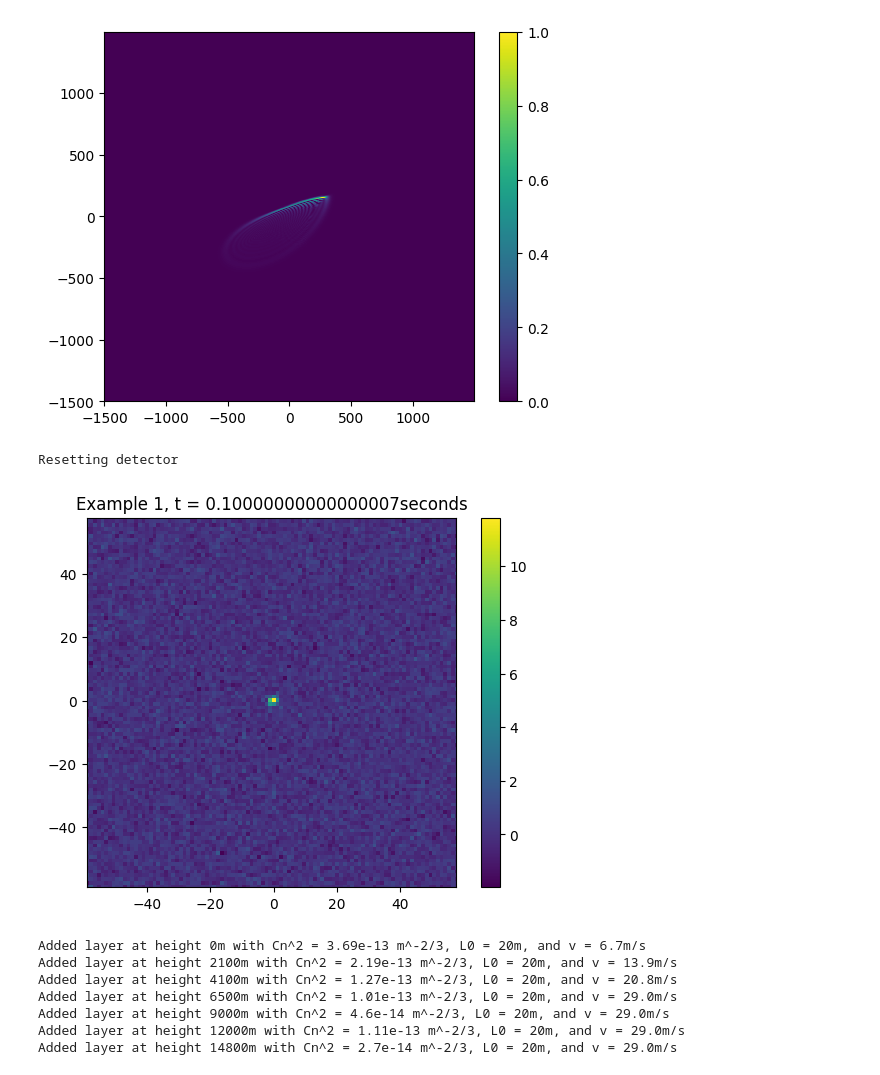
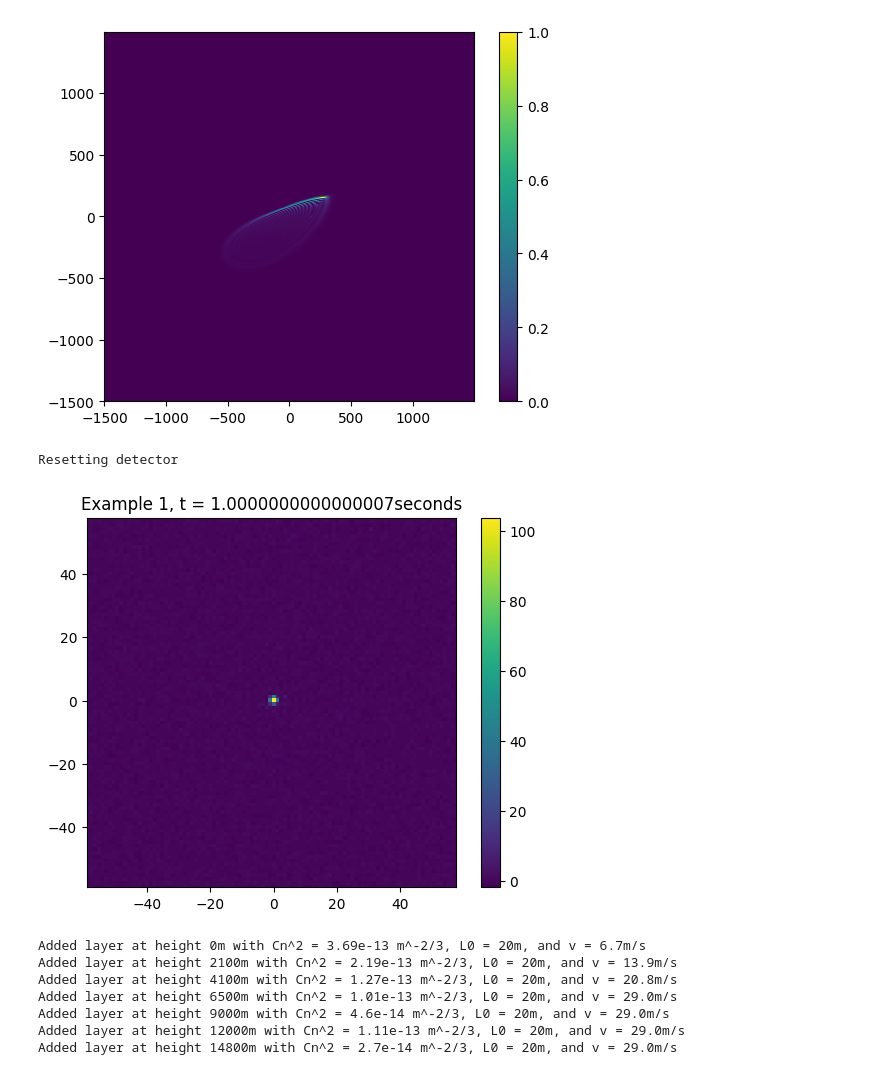
Before and after one commit to papjey/AO_model, a Jupyter notebook: Model/test.ipynb, the cells around one changed output. Cells and saved outputs as stored; diff of their text form; code cells hidden in the pictures.

```diff
--- a/Model/test.ipynb
+++ b/Model/test.ipynb
@@ -543,30 +612,30 @@ plt.show()
 # %%
 # Noise test
 flatfield = 0 # 5% flat field error
 darkcurrentrate = 0.00025 # electrons per second per pixel https://thinklucid.com/product/atlas-12-mp-imx253/
 readnoise = 0.5 # rms electrons per read out, temporal dark noise https://thinklucid.com/product/atlas-12-mp-imx253/
 photonnoise = True # Poisson noise
 
 detector_example_1 = NoisyDetector(detector_grid=focal_grid, include_photon_noise=photonnoise,
                                    flat_field=flatfield, dark_current_rate=darkcurrentrate, read_noise=readnoise)
 
 T = 0
 t = 0.001
-for i in range(100):
+for i in range(1000):
     T += 0.001
     detector_example_1.integrate(focal_wavefront_flat, t)
 
-measurement = detector_example_1.read_out(reset=True)
+measurement = detector_example_1.read_out(final_frame=True)
 
 plt.figure()
 imshow_field(measurement,  grid_units=0.5e-6)
 plt.colorbar()
 plt.title('Example 1, t = ' + str(T) + 'seconds')
 
 plt.show()
 # %% [output]
 Resetting detector
-[figure, old version]
+[figure, new version]
 # %%
 #Construct atmosphere
 import pickle
```
Also changed, not shown: parts of 22 cells of this notebook, 14 other files.
